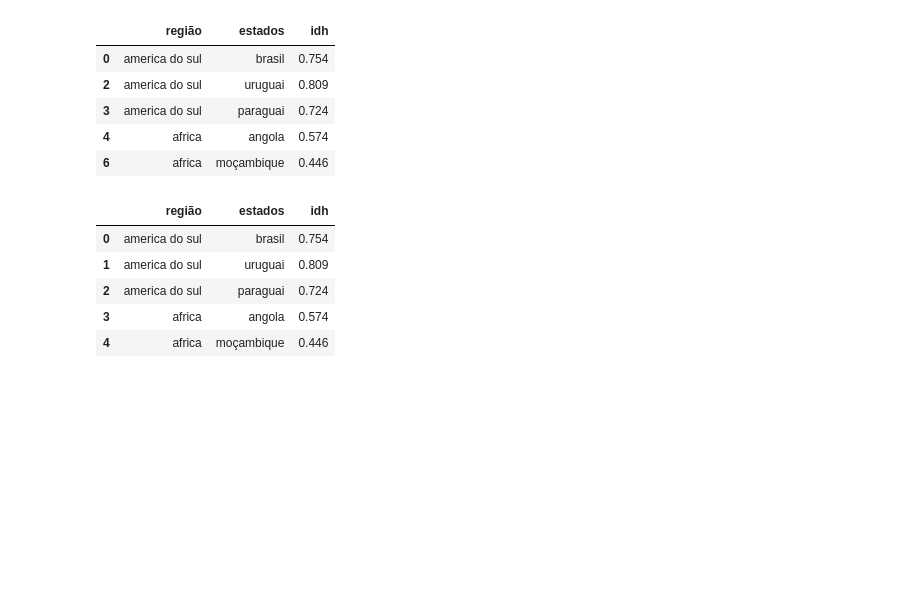
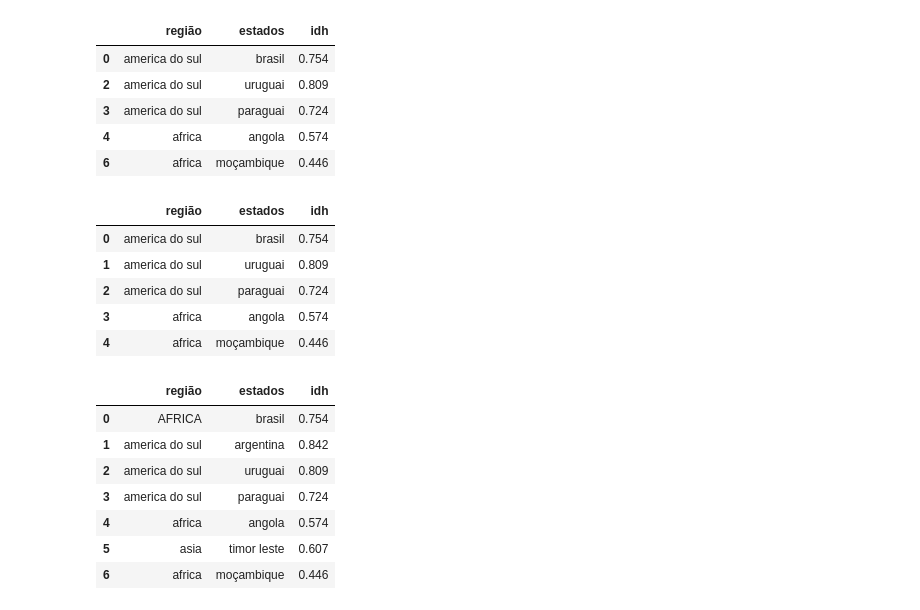
Before and after one commit to anamacao/analise_dados, a Jupyter notebook: notebooks/Análise_dados_08_inserir_excluir_atualizar.ipynb, the cells around one changed output. Saved outputs shown, nothing was run; the diff lists cells and outputs as text; code cells hidden in the pictures; blank space fills up the shorter version.

```diff
--- a/notebooks/Análise_dados_08_inserir_excluir_atualizar.ipynb
+++ b/notebooks/Análise_dados_08_inserir_excluir_atualizar.ipynb
@@ -61,3 +61,16 @@ exclusão
 | 2 | america do sul | paraguai | 0.724 |
 | 3 | africa | angola | 0.574 |
 | 4 | africa | moçambique | 0.446 |
+# %%
+inserção.at[0,"região"]="AFRICA"
+# %%
+inserção
+# %% [output]
+|  | região | estados | idh |
+| 0 | AFRICA | brasil | 0.754 |
+| 1 | america do sul | argentina | 0.842 |
+| 2 | america do sul | uruguai | 0.809 |
+| 3 | america do sul | paraguai | 0.724 |
+| 4 | africa | angola | 0.574 |
+| 5 | asia | timor leste | 0.607 |
+| 6 | africa | moçambique | 0.446 |
```
Also changed, not shown: parts of 2 cells of this notebook.
